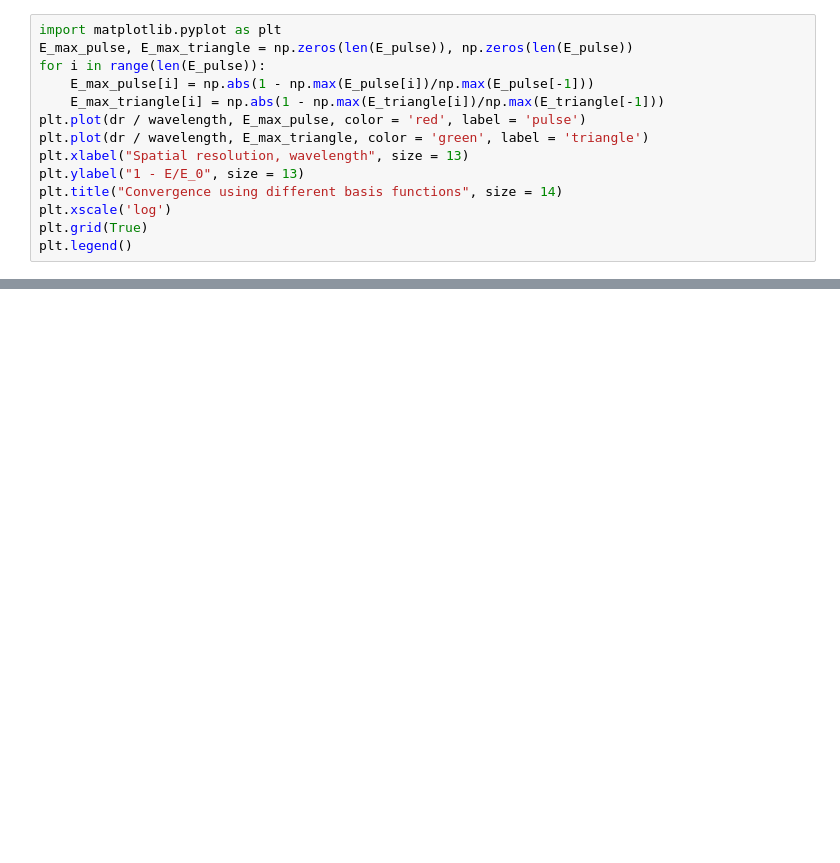
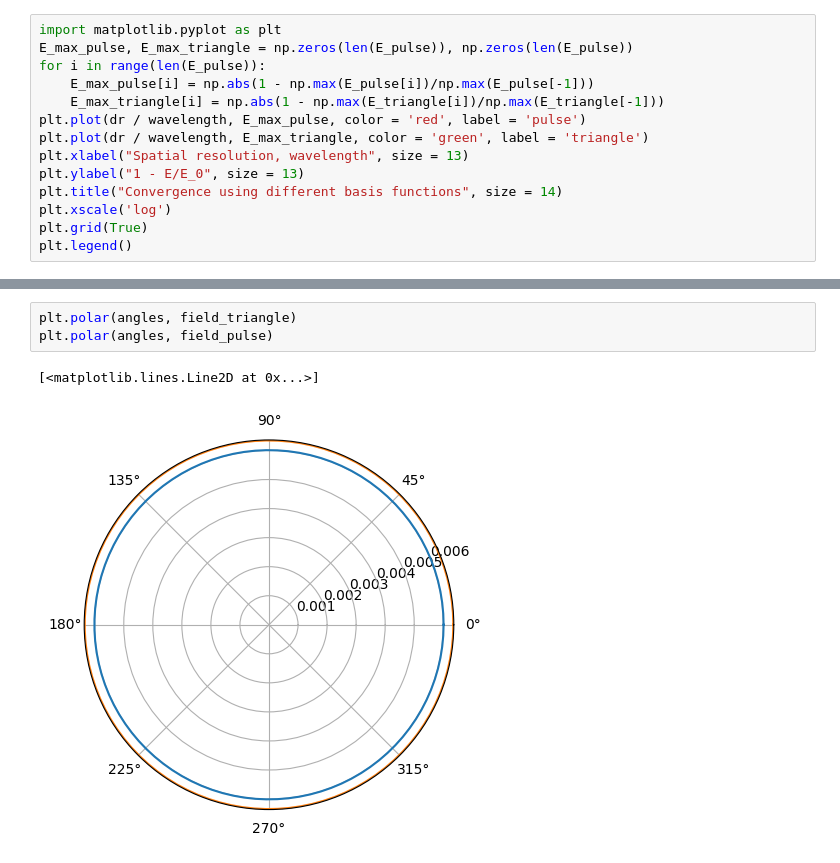
Before and after one commit to Sh4DowBurn/Method-of-Moments-for-antennas, a Jupyter notebook: TEST.ipynb, the cells around one changed output, grey strips where cells are left out. Drawn from its saved outputs; the diff is of its cells as text; blank space fills up the shorter version.

```diff
--- a/TEST.ipynb
+++ b/TEST.ipynb
@@ -89,3 +111,9 @@ field_triangle, angles = solve.calc_field_pattern(0,0, cur_pulse, r_pulse, delta
+# %%
+plt.polar(angles, field_triangle)
+plt.polar(angles, field_pulse)
+# %% [output]
+[<matplotlib.lines.Line2D at 0x...>]
+[figure, added]
 # %%
 import matplotlib.pyplot as plt
 plt.polar(angles, field_pulse, color = 'red')
```
Also changed, not shown: parts of 8 cells of this notebook, 3 other files.
